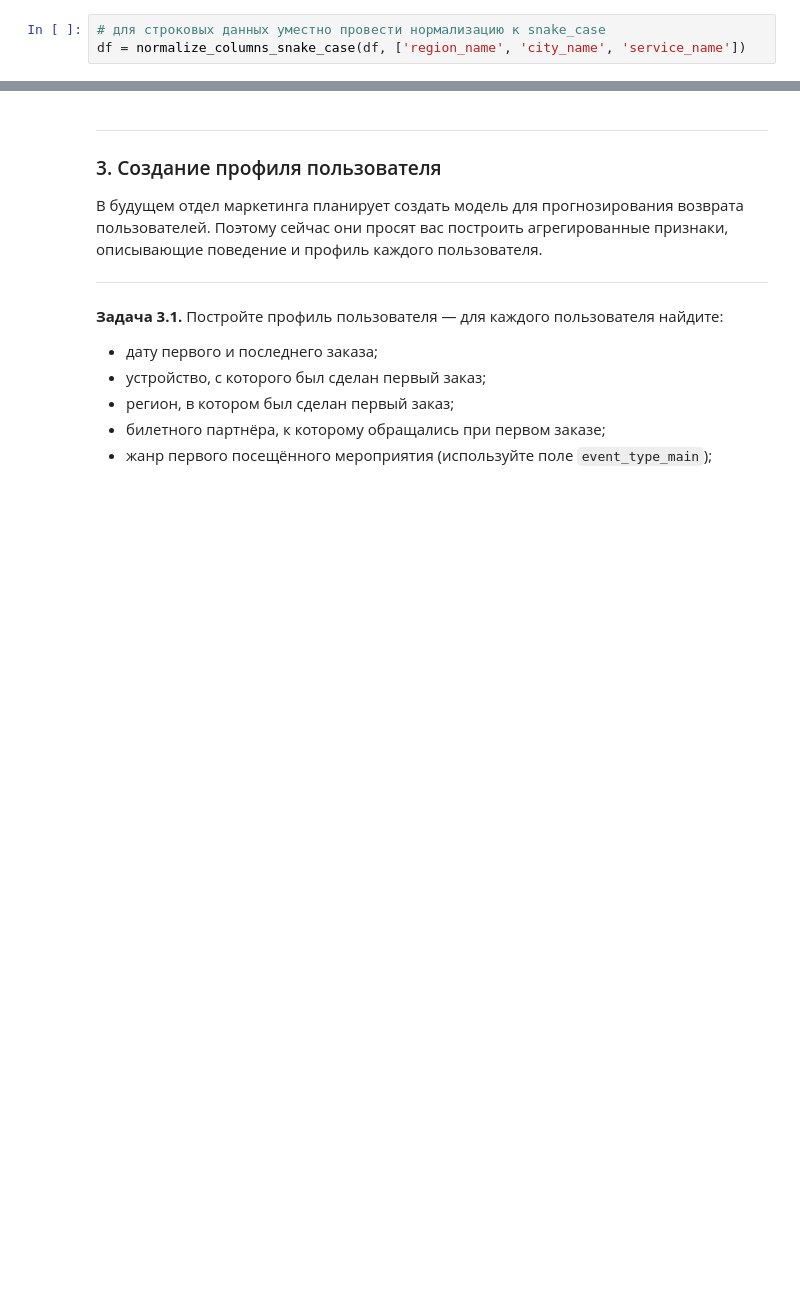
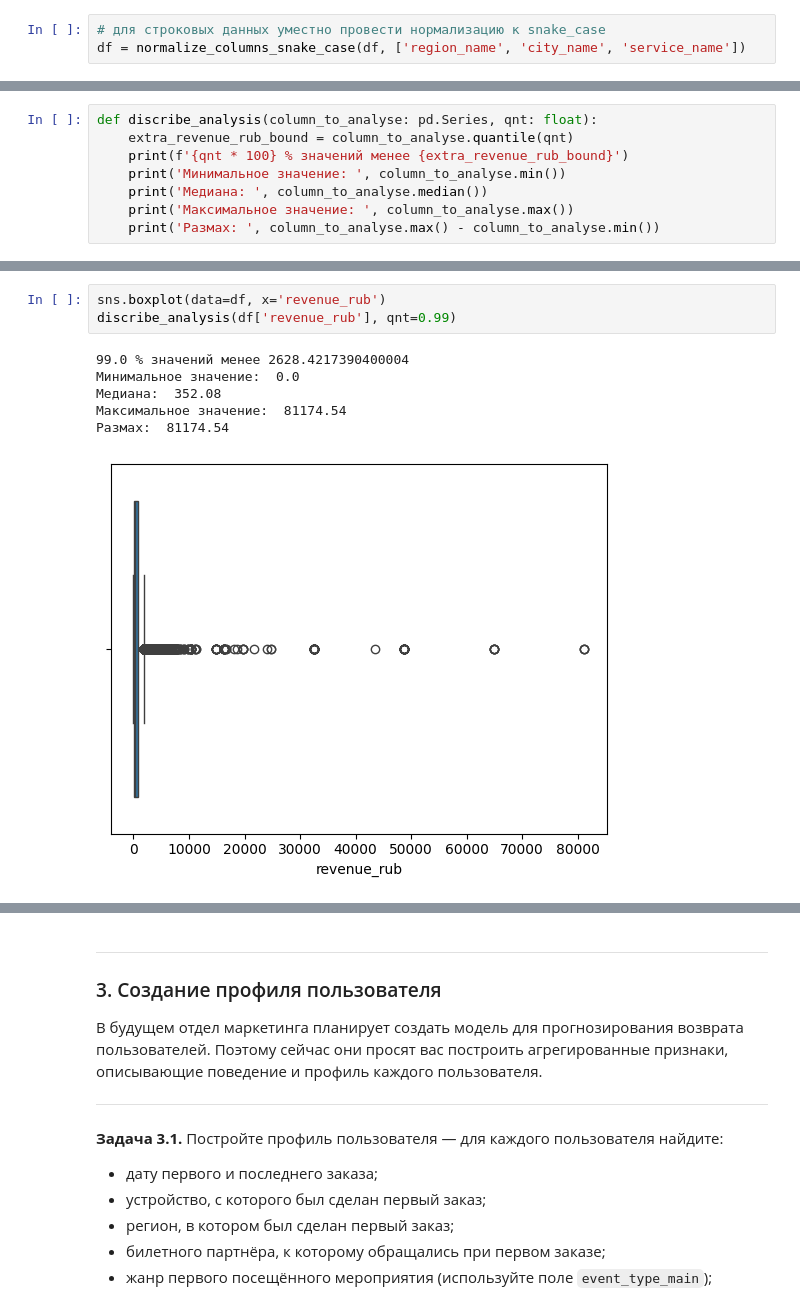
Before and after one commit to Plakhotniuk/practicum_ds, a Jupyter notebook: user_loyalty_analysis/project.ipynb, the cells around one changed output, grey strips where cells are left out. Saved outputs shown, nothing was run; the diff lists cells and outputs as text; blank space fills up the shorter version.

```diff
--- a/user_loyalty_analysis/project.ipynb
+++ b/user_loyalty_analysis/project.ipynb
@@ -369,0 +408,8 @@ df = normalize_columns_snake_case(df, ['region_name', 'city_name', 'service_name
+# %%
+def discribe_analysis(column_to_analyse: pd.Series, qnt: float):
+    extra_revenue_rub_bound = column_to_analyse.quantile(qnt)
+    print(f'{qnt * 100} % значений менее {extra_revenue_rub_bound}')
+    print('Минимальное значение: ', column_to_analyse.min())
+    print('Медиана: ', column_to_analyse.median())
+    print('Максимальное значение: ', column_to_analyse.max())
+    print('Размах: ', column_to_analyse.max() - column_to_analyse.min())
@@ -369,0 +429,10 @@ df = normalize_columns_snake_case(df, ['region_name', 'city_name', 'service_name
+# %%
+sns.boxplot(data=df, x='revenue_rub')
+discribe_analysis(df['revenue_rub'], qnt=0.99)
+# %% [output]
+99.0 % значений менее 2628.4217390400004
+Минимальное значение:  0.0
+Медиана:  352.08
+Максимальное значение:  81174.54
+Размах:  81174.54
+[figure, added]
```
Also changed, not shown: parts of 113 cells of this notebook, 6 other files.
